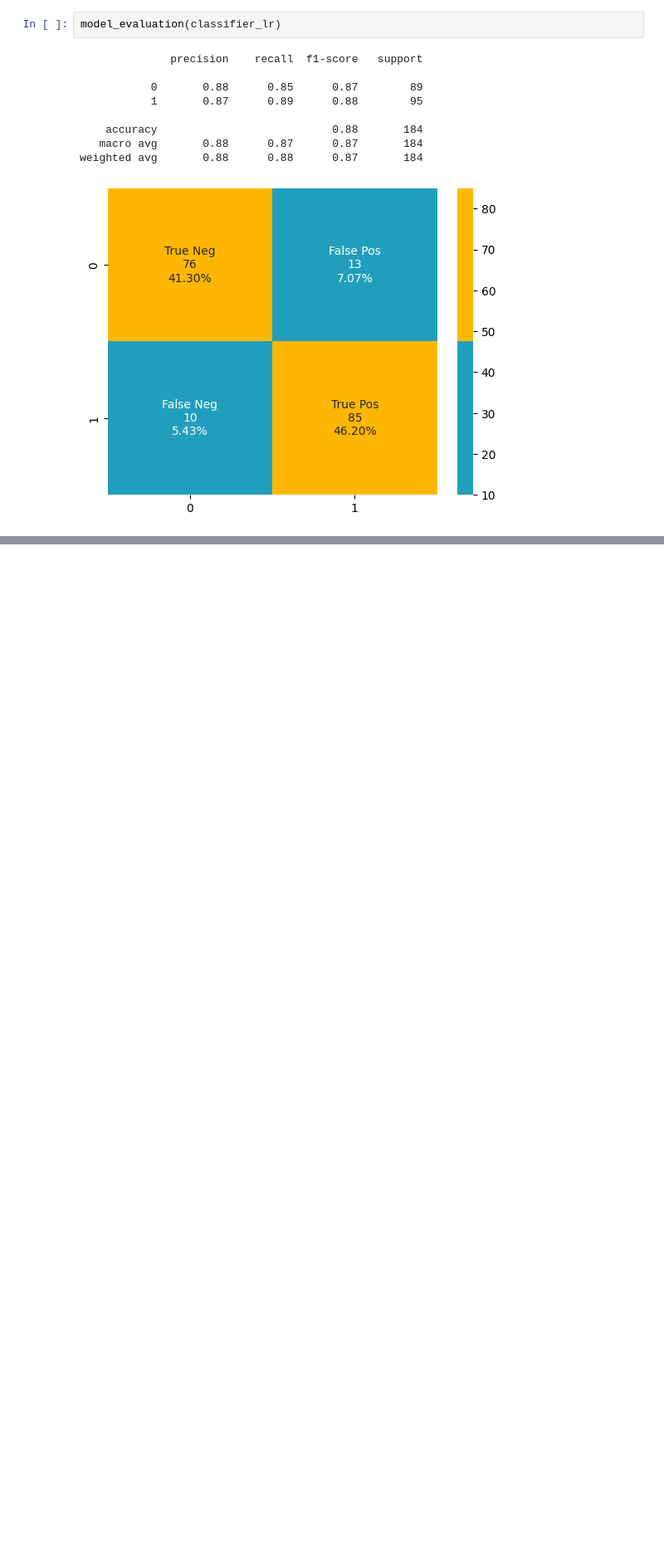
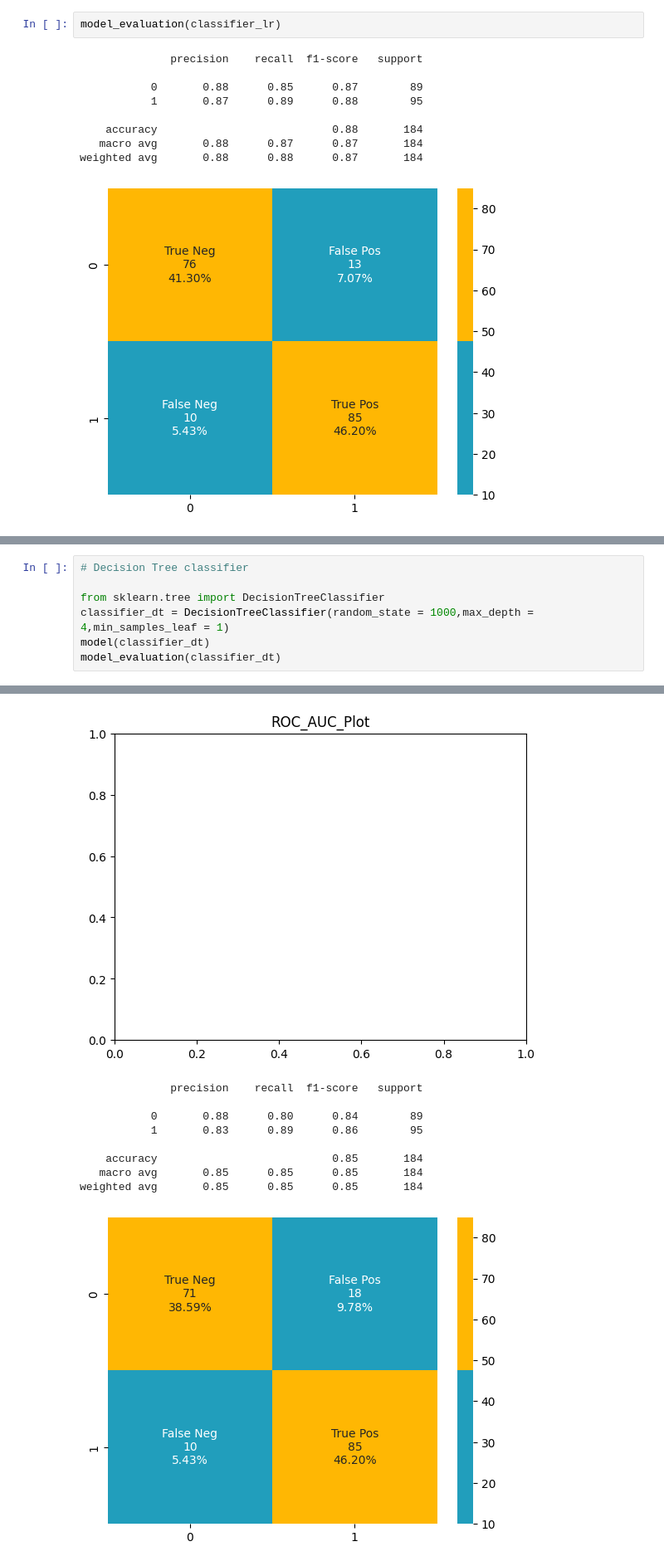
Before and after one commit to nedu10/Heart-Failure-Prediction, a Jupyter notebook: heart-failure-prediction.ipynb, the cells around one changed output, grey strips where cells are left out. Shown at 83% size. Cells and saved outputs as stored; diff of their text form; blank space fills up the shorter version.

Commit message:
fix other classifier

```diff
--- a/heart-failure-prediction.ipynb
+++ b/heart-failure-prediction.ipynb
@@ -632,0 +654,8 @@ weighted avg       0.88      0.88      0.87       184
+# %%
+# Decision Tree classifier
+
+from sklearn.tree import DecisionTreeClassifier
+classifier_dt = DecisionTreeClassifier(random_state = 1000,max_depth = 4,min_samples_leaf = 1)
+model(classifier_dt)
+model_evaluation(classifier_dt)
+# %% [output]
@@ -632,0 +665,10 @@ weighted avg       0.88      0.88      0.87       184
+[figure, added]
+              precision    recall  f1-score   support
+
+           0       0.88      0.80      0.84        89
+           1       0.83      0.89      0.86        95
+
+    accuracy                           0.85       184
+   macro avg       0.85      0.85      0.85       184
+weighted avg       0.85      0.85      0.85       184
+[figure, added]
```
Also changed, not shown: parts of 3 cells of this notebook.
